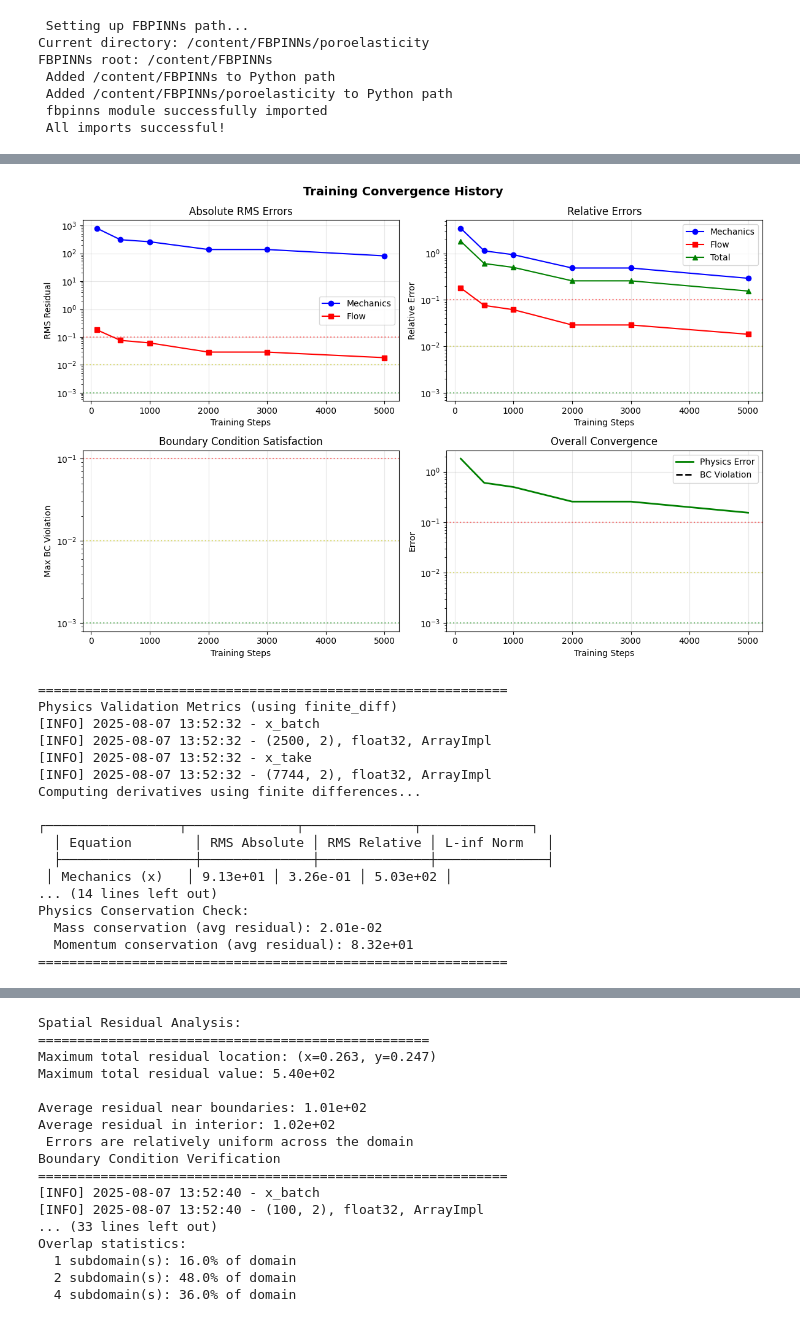
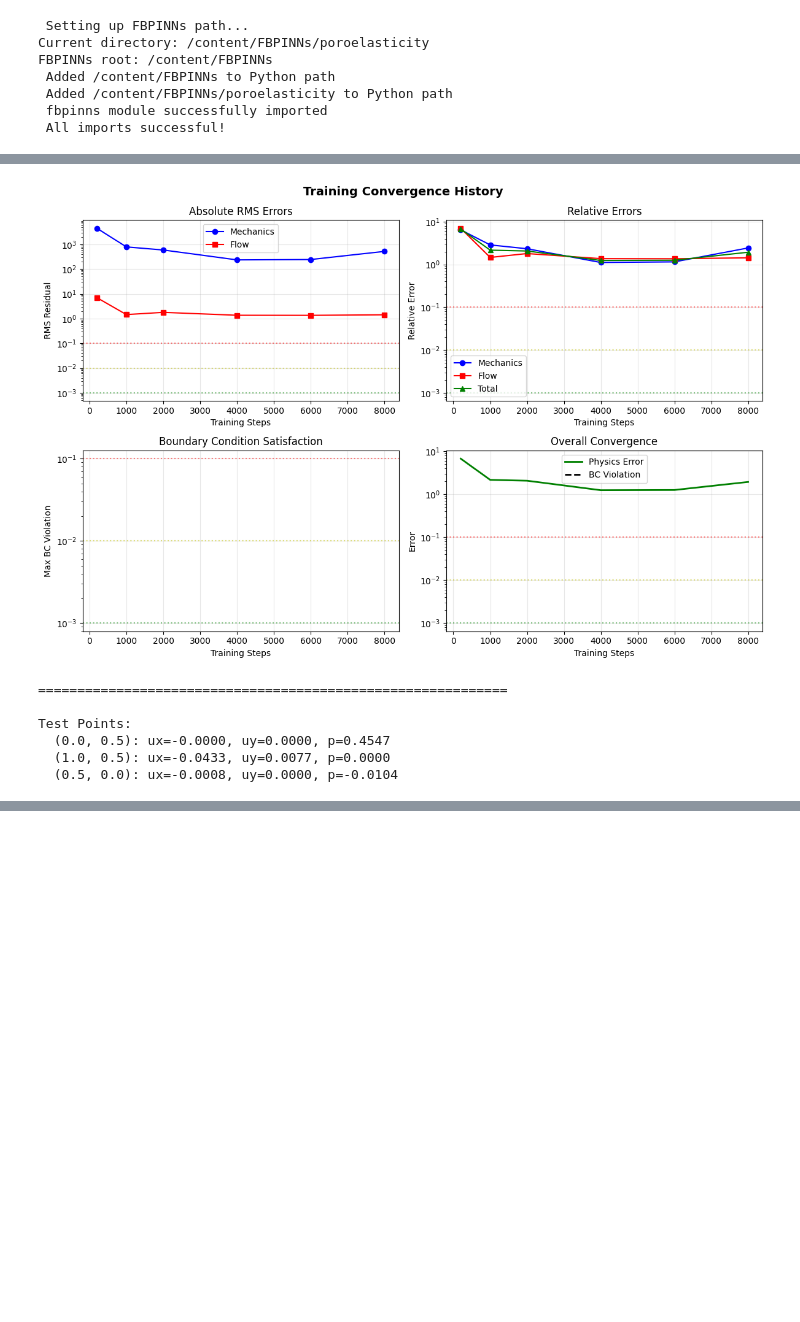
Before and after one commit to thiae/FBPINNs, a Jupyter notebook: poroelasticity/Notebooks/base_model.ipynb, the cells around one changed output, grey strips where cells are left out. Drawn from its saved outputs; the diff is of its cells as text; code cells hidden in the pictures; blank space fills up the shorter version.

```diff
--- a/poroelasticity/Notebooks/base_model.ipynb
+++ b/poroelasticity/Notebooks/base_model.ipynb
@@ -1236,33 +1156,22 @@ def ResearchTrainer():
 # %%
-# Train
+import jax.numpy as jnp
+
 trainer = FixedTrainer()
 
-# Train and track convergence history
+#  staged schedule
 history = trainer.track_convergence_history(
-    checkpoint_steps=[100, 500, 1000, 2000, 3000, 5000],
-    save_checkpoints=True
+    checkpoint_steps=[200, 1000, 2000, 4000, 6000, 8000],
+    save_checkpoints=True,
+    checkpoint_dir="checkpoints"
 )
+# evaluate at a snapshot time
+T_SNAPSHOT = 1.0
 
-# Compute enhanced metrics with relative errors
-metrics = trainer.compute_physics_metrics(n_points=50, method='finite_diff')
-
-# Visualize spatial distribution of errors
-trainer.plot_residual_spatial_distribution()
-
-# Verify BCs are satisfied
-trainer.verify_bcs()
-
-# Visualize domain decomposition first (before training)
-trainer.visualize_domain_decomposition()
-
-# Plot the results
-trainer.plot_solution()
-
-# Test specific points
+# probe some points
 x_points = jnp.array([[0.0, 0.5], [1.0, 0.5], [0.5, 0.0]])
-predictions = trainer.predict(x_points)
-print(f"\nTest Points:")
-print(f"  (0.0, 0.5): ux={predictions[0,0]:.4f}, uy={predictions[0,1]:.4f}, p={predictions[0,2]:.4f}")
-print(f"  (1.0, 0.5): ux={predictions[1,0]:.4f}, uy={predictions[1,1]:.4f}, p={predictions[1,2]:.4f}")
-print(f"  (0.5, 0.0): ux={predictions[2,0]:.4f}, uy={predictions[2,1]:.4f}, p={predictions[2,2]:.4f}")
+pred = trainer.predict(x_points, t=T_SNAPSHOT)
+print("\nTest Points:")
+print(f"  (0.0, 0.5): ux={pred[0,0]:.4f}, uy={pred[0,1]:.4f}, p={pred[0,2]:.4f}")
+print(f"  (1.0, 0.5): ux={pred[1,0]:.4f}, uy={pred[1,1]:.4f}, p={pred[1,2]:.4f}")
+print(f"  (0.5, 0.0): ux={pred[2,0]:.4f}, uy={pred[2,1]:.4f}, p={pred[2,2]:.4f}")
 # %% [output]
@@ -1284,20 +1193,9 @@ Step 5000 Summary:
   BC Violation: 0.00e+00
   Status: NEEDS IMPROVEMENT
-[figure, old version]
+[figure, new version]
 ============================================================
-Physics Validation Metrics (using finite_diff)
-[INFO] 2025-08-07 13:52:32 - x_batch
-[INFO] 2025-08-07 13:52:32 - (2500, 2), float32, ArrayImpl
-[INFO] 2025-08-07 13:52:32 - x_take
-[INFO] 2025-08-07 13:52:32 - (7744, 2), float32, ArrayImpl
-Computing derivatives using finite differences...
 
-┌─────────────────┬──────────────┬──────────────┬──────────────┐
-  │ Equation        │ RMS Absolute │ RMS Relative │ L-inf Norm   │
-  ├─────────────────┼──────────────┼──────────────┼──────────────┤
- │ Mechanics (x)   │ 9.13e+01 │ 3.26e-01 │ 5.03e+02 │
-... (14 lines left out)
-Physics Conservation Check:
-  Mass conservation (avg residual): 2.01e-02
-  Momentum conservation (avg residual): 8.32e+01
-============================================================
+Test Points:
+  (0.0, 0.5): ux=-0.0000, uy=0.0000, p=0.4547
+  (1.0, 0.5): ux=-0.0433, uy=0.0077, p=0.0000
+  (0.5, 0.0): ux=-0.0008, uy=0.0000, p=-0.0104
@@ -1305,17 +1201,0 @@ Physics Conservation Check:
-Spatial Residual Analysis:
-==================================================
-Maximum total residual location: (x=0.263, y=0.247)
-Maximum total residual value: 5.40e+02
-
-Average residual near boundaries: 1.01e+02
-Average residual in interior: 1.02e+02
- Errors are relatively uniform across the domain
-Boundary Condition Verification
-============================================================
-[INFO] 2025-08-07 13:52:40 - x_batch
-[INFO] 2025-08-07 13:52:40 - (100, 2), float32, ArrayImpl
-... (33 lines left out)
-Overlap statistics:
-  1 subdomain(s): 16.0% of domain
-  2 subdomain(s): 48.0% of domain
-  4 subdomain(s): 36.0% of domain
```
Also changed, not shown: parts of 10 cells of this notebook, 3 other files.
